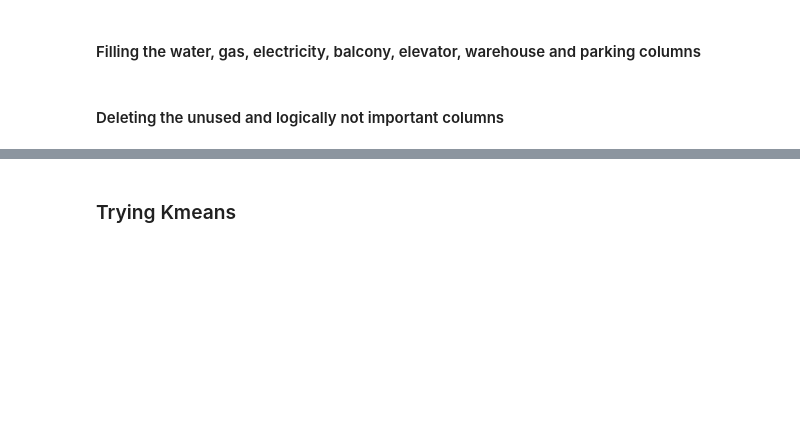
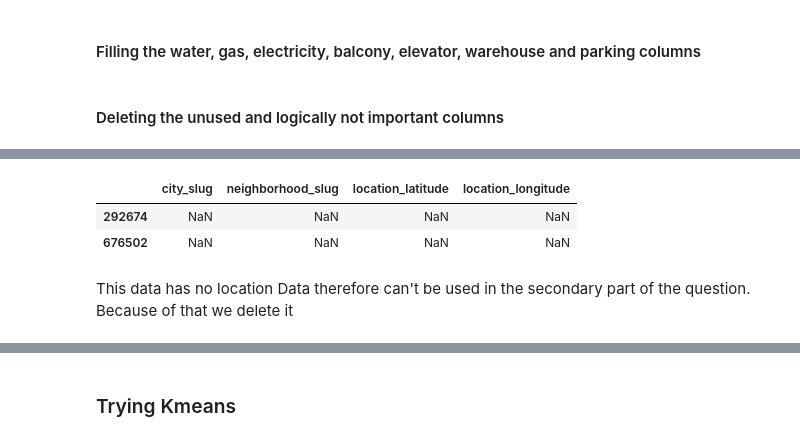
Before and after one commit to AbtinRahbari/AI_Delta_QBC9_G3, a Jupyter notebook: Clustering.ipynb, the cells around one changed output, grey strips where cells are left out. Cells and saved outputs as stored; diff of their text form; code cells hidden in the pictures; blank space fills up the shorter version.

```diff
--- a/Clustering.ipynb
+++ b/Clustering.ipynb
@@ -158,6 +158,6 @@ data.construction_year = data.construction_year.replace(['۱۳۹۵', '۱۳۹۶',
 # %%
 data = data.drop(columns=['unit_per_floor', 'total_floors_count', 'floor_material', 'created_at_month'])
 # The security guard, barbeque column has 97 percent missing value so we can safely remove them
-data = data.drop(columns=['has_security_guard', 'has_barbecue'])
+data = data.drop(columns=['has_security_guard', 'property_type'])
 # Engineered a new feature so we can delete these three columns
-data = data.drop(columns=['has_jacuzzi', 'has_sauna', 'has_pool'])
+data = data.drop(columns=['has_jacuzzi', 'has_sauna', 'has_pool', 'has_barbecue'])
@@ -163,0 +166,3 @@ data = data.drop(columns=['has_jacuzzi', 'has_sauna', 'has_pool'])
+# %%
+# Extracting all Location datas into another dataset
+loc_data= data[['city_slug', 'neighborhood_slug', 'location_latitude', 'location_longitude']]
@@ -163,0 +183,20 @@ data = data.drop(columns=['has_jacuzzi', 'has_sauna', 'has_pool'])
+# %%
+from sklearn.neighbors import KNeighborsClassifier
+import pandas as pd
+# Filtering the Data *with* lat and long
+df = loc_data[loc_data['location_latitude'].notnull() & loc_data['location_longitude'].notnull()].copy()
+
+# Separate rows with and without neighborhood labels
+df_known_neigh = df[df['neighborhood_slug'].notnull()]
+df_missing_neigh = df[df['neighborhood_slug'].isnull()]
+
+# Train a KNN classifier using lat and long as features
+knn = KNeighborsClassifier(n_neighbors=5)
+knn.fit(df_known_neigh[['location_latitude', 'location_longitude']], df_known_neigh['neighborhood_slug'])
+
+# Predict and fill the missing neighborhood values
+predicted = knn.predict(df_missing_neigh[['location_latitude', 'location_longitude']])
+df.loc[df['neighborhood_slug'].isnull(), 'neighborhood_slug'] = predicted
+
+# Putting it back into loc_data
+loc_data.loc[df_missing_neigh.index, 'neighborhood_slug'] = predicted
@@ -163,0 +217,18 @@ data = data.drop(columns=['has_jacuzzi', 'has_sauna', 'has_pool'])
+# %%
+# Designing a function to fill the neighborhood column for rows that only have city data by replacing the NaN data with most frequent neighborhood
+def fill_with_frequent(group):
+    if group.mode().empty:
+        # Doing this to check if we have some cities that do not have any neighborhoods
+        return
+    else:
+        return group.fillna(group.mode().iloc[0])
+
+loc_data['neighborhood_slug'] = loc_data.groupby('city_slug')['neighborhood_slug'].transform(fill_with_frequent)
+# %%
+loc_data[loc_data['city_slug'].isna()]
+# %% [output]
+|  | city_slug | neighborhood_slug | location_latitude | location_longitude |
+| 292674 | NaN | NaN | NaN | NaN |
+| 676502 | NaN | NaN | NaN | NaN |
+# %% [markdown]
+This data has no location Data therefore can't be used in the secondary part of the question. Because of that we delete it
```
Also changed, not shown: parts of 6 cells of this notebook.
